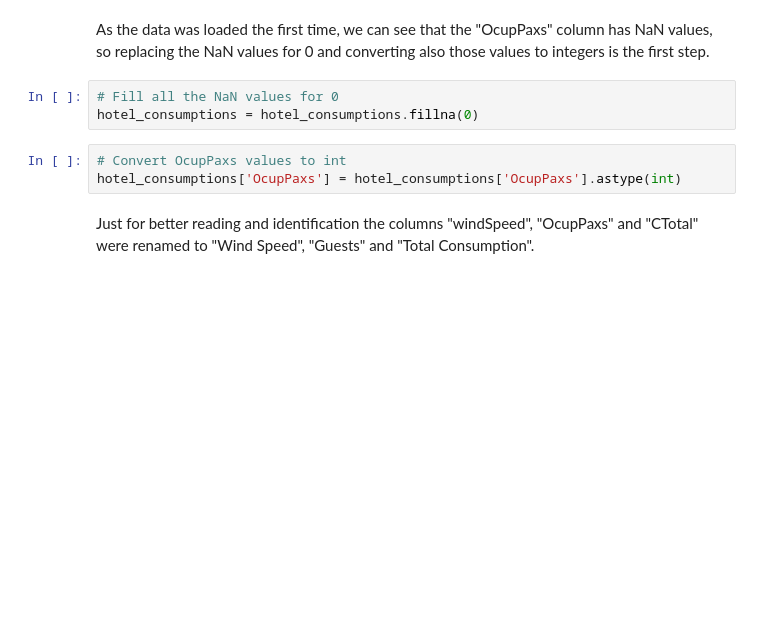
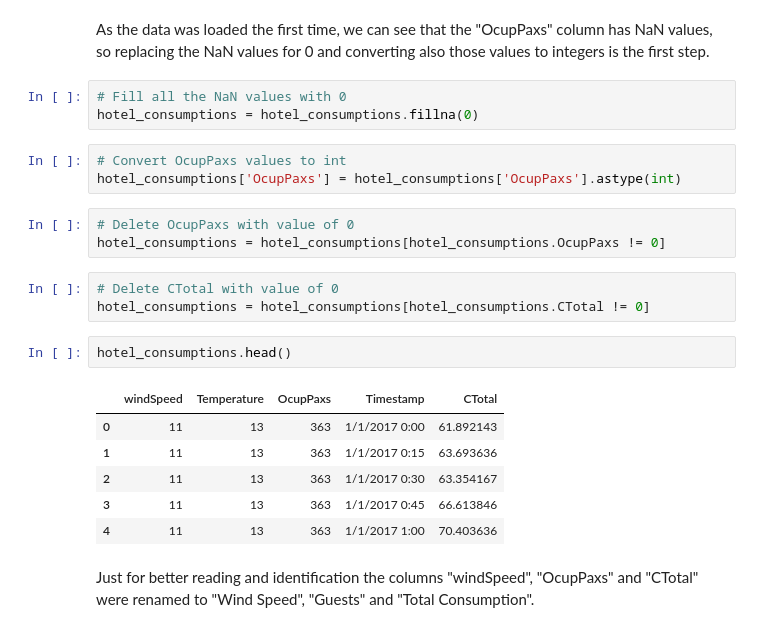
Before and after one commit to tiagohorta21/hotel-consumptions, a Jupyter notebook: main.ipynb, the cells around one changed output. Cells and saved outputs as stored; diff of their text form; blank space fills up the shorter version.

```diff
--- a/main.ipynb
+++ b/main.ipynb
@@ -22,11 +24,26 @@ hotel_consumptions.tail()
 # %% [markdown]
 As the data was loaded the first time, we can see that the "OcupPaxs" column has NaN values, so replacing the NaN values for 0 and converting also those values to integers is the first step.
+# %%
+# Fill all the NaN values with 0
+hotel_consumptions = hotel_consumptions.fillna(0)
+# %%
+# Convert OcupPaxs values to int
+hotel_consumptions['OcupPaxs'] = hotel_consumptions['OcupPaxs'].astype(int)
 # %%
-# Fill all the NaN values for 0
-hotel_consumptions = hotel_consumptions.fillna(0)
+# Delete OcupPaxs with value of 0
+hotel_consumptions = hotel_consumptions[hotel_consumptions.OcupPaxs != 0]
-# %%
-# Convert OcupPaxs values to int
-hotel_consumptions['OcupPaxs'] = hotel_consumptions['OcupPaxs'].astype(int)
+# %%
+# Delete CTotal with value of 0
+hotel_consumptions = hotel_consumptions[hotel_consumptions.CTotal != 0]
+# %%
+hotel_consumptions.head()
+# %% [output]
+|  | windSpeed | Temperature | OcupPaxs | Timestamp | CTotal |
+| 0 | 11 | 13 | 363 | 1/1/2017 0:00 | 61.892143 |
+| 1 | 11 | 13 | 363 | 1/1/2017 0:15 | 63.693636 |
+| 2 | 11 | 13 | 363 | 1/1/2017 0:30 | 63.354167 |
+| 3 | 11 | 13 | 363 | 1/1/2017 0:45 | 66.613846 |
+| 4 | 11 | 13 | 363 | 1/1/2017 1:00 | 70.403636 |
 # %% [markdown]
 Just for better reading and identification the columns "windSpeed", "OcupPaxs" and "CTotal" were renamed to "Wind Speed", "Guests" and "Total Consumption".
 # %%
```
Also changed, not shown: parts of 12 cells of this notebook.
